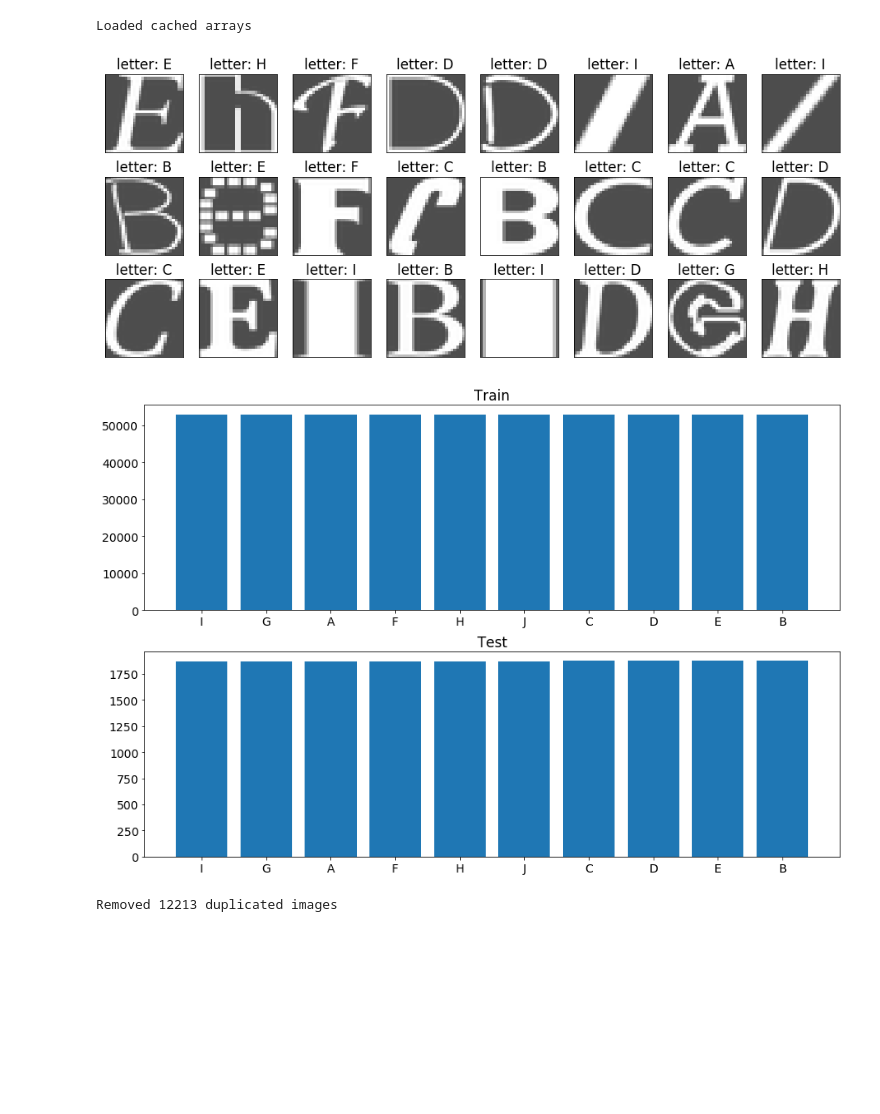
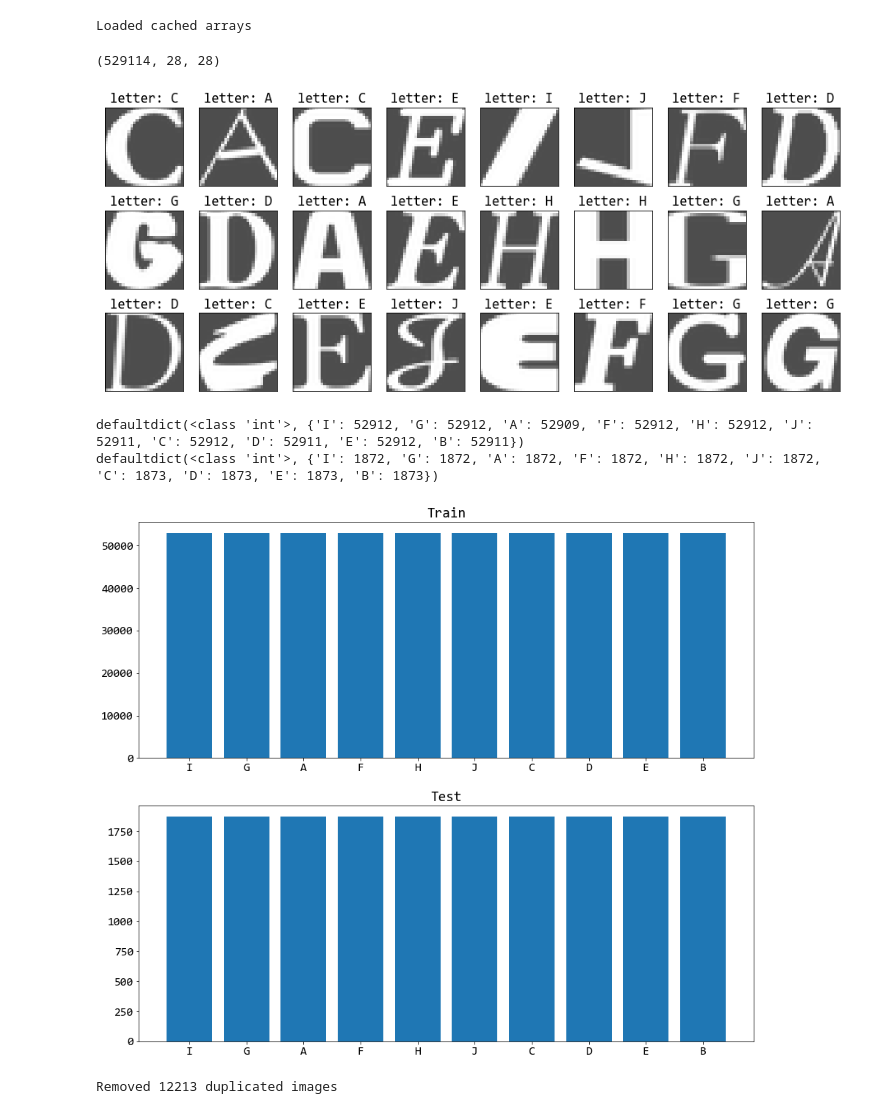
Before and after one commit to CatWantsMeow/mo, a Jupyter notebook: 2/1.ipynb, the cells around one changed output. Drawn from its saved outputs; the diff is of its cells as text; code cells hidden in the pictures; blank space fills up the shorter version.

```diff
--- a/2/1.ipynb
+++ b/2/1.ipynb
@@ -12,11 +12,13 @@ from matplotlib import pyplot as plt
 from not_mnist_preprocess import load_not_mnist_data, remove_duplicates
 # %%
 labels, img_train, labels_train, img_test, labels_test = load_not_mnist_data()
+img_train.shape
 # %% [output]
 Loaded cached arrays
+(529114, 28, 28)
 # %%
 plt.rcParams['font.size'] = 14
-plt.rcParams['font.weight'] = 100
+plt.rcParams['font.family'] = 'consolas'
 
 rows = 3
 cols = 8
@@ -30,24 +32,28 @@ for i in range(1, cols * rows + 1):
     ax.set_title(f"letter: {labels[labels_test[j]]}")
     plt.imshow(img_test[j], cmap='gray', alpha=0.7)
 # %% [output]
-[figure, old version]
+[figure, new version]
 # %%
-plt.rcParams['font.size'] = 14
-plt.rcParams['font.weight'] = 100
+plt.rcParams['font.size'] = 16
+plt.rcParams['font.family'] = 'consolas'
 
 def show_balance(title, ax, a, labels):
     counts = defaultdict(int)
     for e in a:
         counts[labels[e]] += 1
 
+    print(counts)
+
     ax.bar(counts.keys(), counts.values())
     ax.set_title(title)
 
-fig = plt.figure(figsize=(15, 10), )
+fig = plt.figure(figsize=(15, 13), )
 show_balance("Train", fig.add_subplot(2, 1, 1), labels_train, labels)
 show_balance("Test", fig.add_subplot(2, 1, 2), labels_test, labels)
 # %% [output]
+defaultdict(<class 'int'>, {'I': 52912, 'G': 52912, 'A': 52909, 'F': 52912, 'H': 52912, 'J': 52911, 'C': 52912, 'D': 52911, 'E': 52912, 'B': 52911})
+defaultdict(<class 'int'>, {'I': 1872, 'G': 1872, 'A': 1872, 'F': 1872, 'H': 1872, 'J': 1872, 'C': 1873, 'D': 1873, 'E': 1873, 'B': 1873})
-[figure, old version]
+[figure, new version]
 # %%
 img_train, labels_train = remove_duplicates(img_train, labels_train, img_test)
 # %% [output]
```
Also changed, not shown: parts of 14 cells of this notebook, 1 other file.
